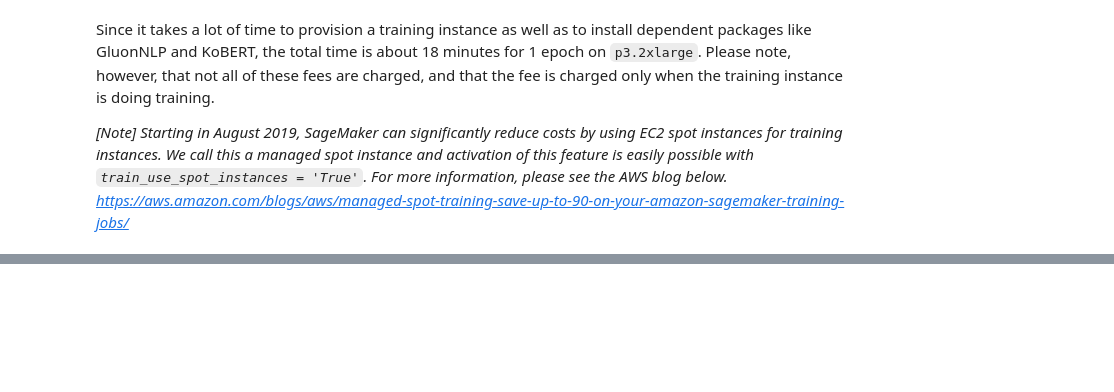
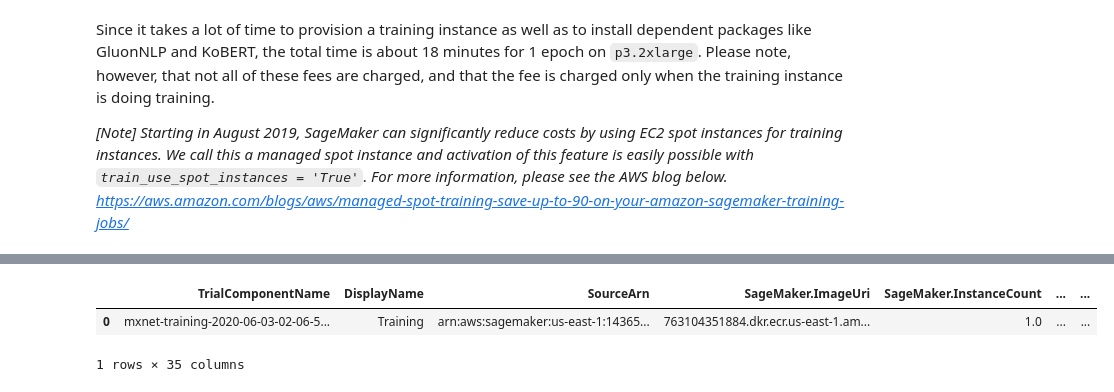
Before and after one commit to daekeun-ml/kobert-workshop, a Jupyter notebook: module2_kobert_nsmc_finetuning_sagemaker.ipynb, the cells around one changed output, grey strips where cells are left out. Saved outputs shown, nothing was run; the diff lists cells and outputs as text; code cells hidden in the pictures; blank space fills up the shorter version.

```diff
--- a/module2_kobert_nsmc_finetuning_sagemaker.ipynb
+++ b/module2_kobert_nsmc_finetuning_sagemaker.ipynb
@@ -84,0 +141,9 @@ s3_validation_data = 's3://{}/{}/validation/{}'.format(bucket, prefix, 'validati
+# %%
+from smexperiments.experiment import Experiment
+from smexperiments.trial import Trial
+import time
+
+# Create an experiment
+kobert_experiment = Experiment.create(
+    experiment_name="MXNet-kobert-experiment-workshop",
+    description="Binary Classification of Naver Movie Review")
@@ -191,0 +331,27 @@ Wall time: 17min 52s
+# %%
+search_expression = {
+    "Filters":[
+        {
+            "Name": "DisplayName",
+            "Operator": "Equals",
+            "Value": "Training",
+        }
+    ],
+}
+# %%
+import pandas as pd
+pd.options.display.max_columns = 10
+
+from sagemaker.analytics import ExperimentAnalytics
+trial_component_analytics = ExperimentAnalytics(
+    sagemaker_session=sagemaker_session,
+    experiment_name=kobert_experiment.experiment_name,
+    search_expression=search_expression
+)
+
+table = trial_component_analytics.dataframe(force_refresh=True)
+display(table)
+# %% [output]
+|  | TrialComponentName | DisplayName | SourceArn | SageMaker.ImageUri | SageMaker.InstanceCount | ... | ... |
+| 0 | mxnet-training-2020-06-03-02-06-5... | Training | arn:aws:sagemaker:us-east-1:14365... | 763104351884.dkr.ecr.us-east-1.am... | 1.0 | ... | ... |
+1 rows × 35 columns
```
Also changed, not shown: parts of 27 cells of this notebook, 2 other files.
